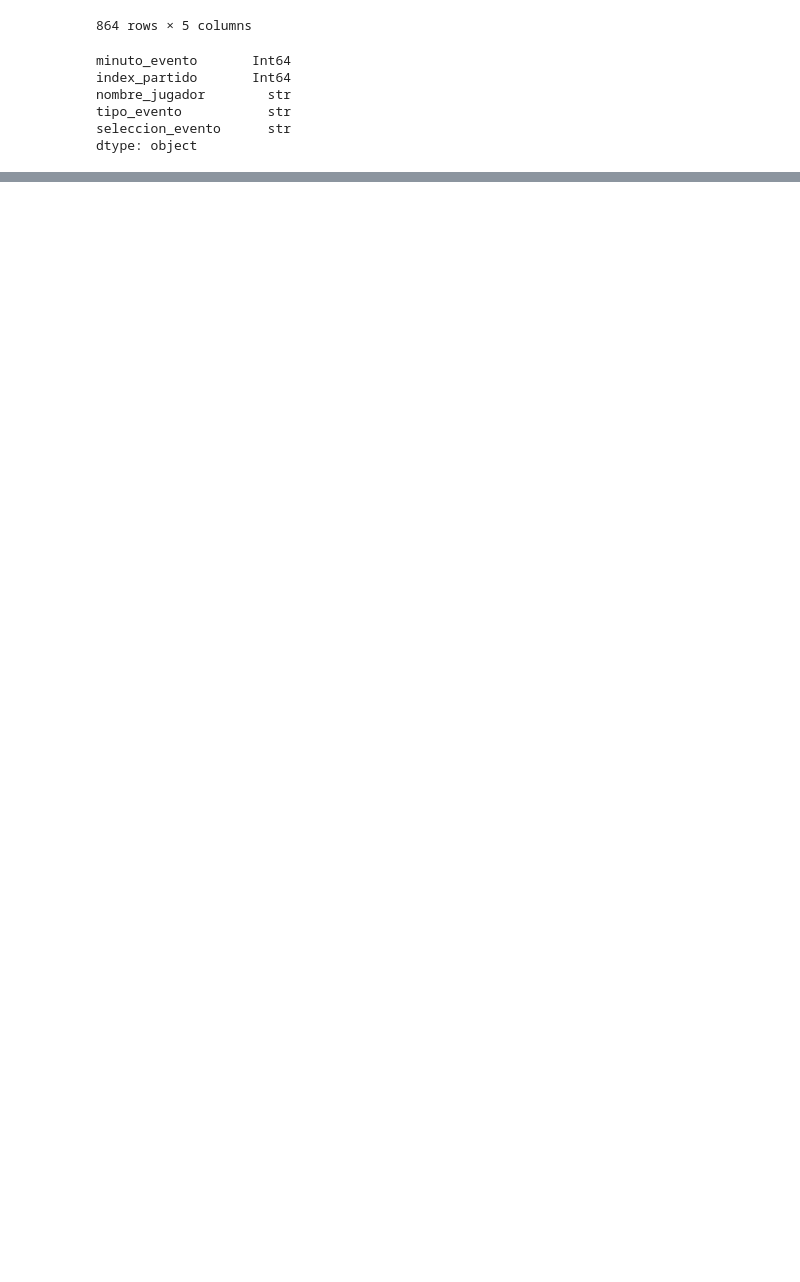
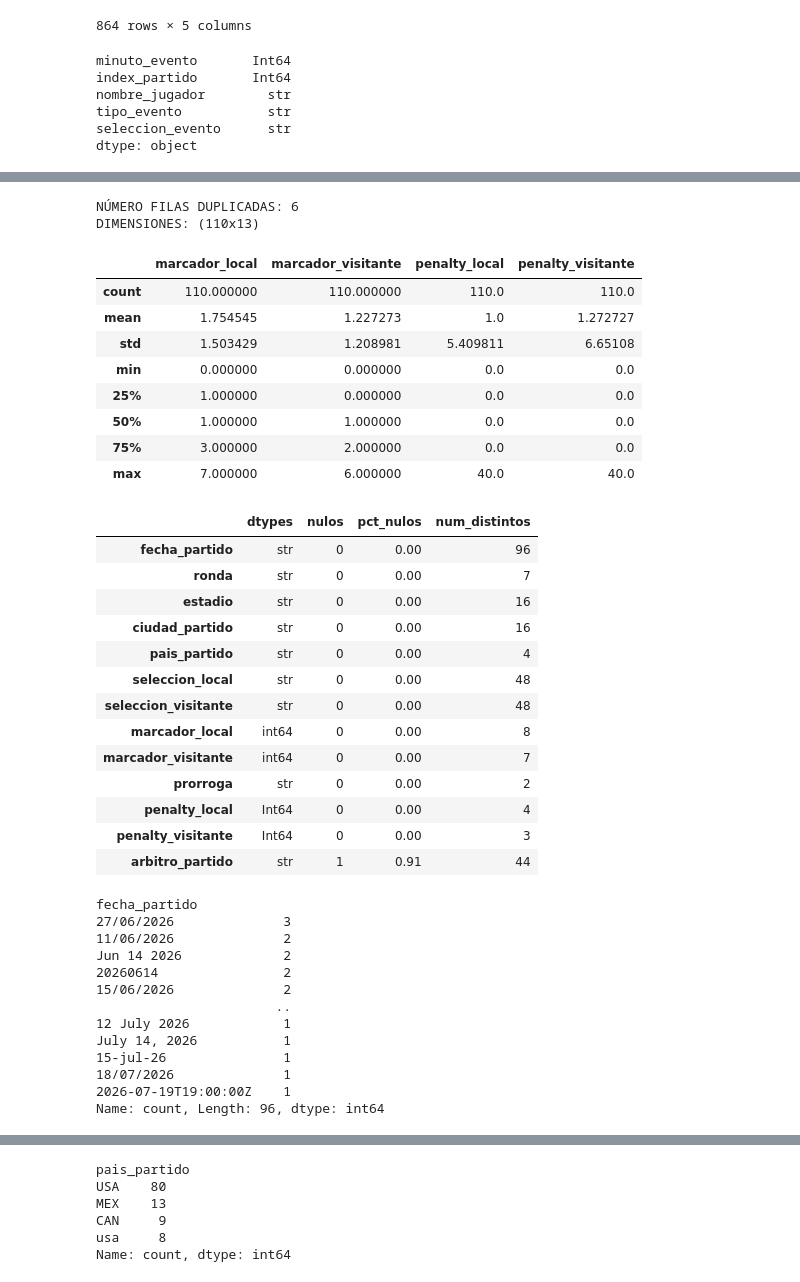
Before and after one commit to gonzalotorrentebelio/World-Cup-Spain, a Jupyter notebook: bloque1.ipynb, the cells around one changed output, grey strips where cells are left out. Drawn from its saved outputs; the diff is of its cells as text; code cells hidden in the pictures; blank space fills up the shorter version.

```diff
--- a/bloque1.ipynb
+++ b/bloque1.ipynb
@@ -641,6 +641,12 @@ APARTADO 2 y 3
 Cree tres variables de tipo DataFrame llamadas partidos, eventos y jugadores, en las que almacenará únicamente la información requerida para el análisis
 posterior.
 # %%
+# PARTIDOS
+# Partimos de matches_mundial2026.csv (un registro por partido) y creamos las columnas con los nombres finales.
+# Las columnas cuya información está en otro dataset (ronda, estadio, ciudad, país, selecciones y árbitro)
+# se rellenan de momento con su id (las que en columnas_origen aparecen como algo_id).
+# Después sustituimos cada id por su valor real usando la tabla auxiliar correspondiente.
+
 partidos = pd.DataFrame()
 nombres = ["index_partido", "fecha_partido", "ronda", "estadio", "ciudad_partido", "pais_partido",
            "seleccion_local", "seleccion_visitante", "marcador_local", "marcador_visitante",
@@ -649,25 +655,30 @@ columnas_origen = ["match_id", "date", "stage_id", "venue_id", "venue_id", "venu
                    "home_team_id", "away_team_id", "home_score", "away_score",
                    "result_type", "home_penalty_score", "away_penalty_score", "referee_id"]
 
-for nuevo, origen in zip(nombres, columnas_origen):
+for nuevo, origen in zip(nombres, columnas_origen): # copiamos cada columna de origen con su nombre final
     partidos[nuevo] = df_matches26[origen].copy()
 
 partidos = partidos.set_index("index_partido")
 
-
+# Tablas auxiliares: nos quedamos con el id y el valor que necesitamos, eliminamos ids repetidos
+# (si un id se repite, map no sabe qué valor elegir) y ponemos el id como índice.
 etapas = df_stages[["stage_id", "stage_name"]].drop_duplicates(subset="stage_id")  # quitamos ids repetidos para que no causen errores más adelante
 etapas = etapas.set_index("stage_id")
 
+# creamos un nuevo df 'venue' y ponemos "venue_id" como índice.
 venue = df_venues[["venue_id", "stadium_name", "city", "country"]].drop_duplicates(subset="venue_id")
 venue = venue.set_index("venue_id")
 
+# creamos un nuevo df 'equipos' y ponemos "team_id" como índice.
 equipos = df_teams[["team_id", "team_name"]].dropna(subset=["team_id"]).drop_duplicates(subset="team_id")
-equipos = equipos.set_index("team_id")
+equipos = equipos.set_index("team_id")  # quitamos también los team_id nulos
 
+# creamos un nuevo df 'referee' y ponemos "referee_id" como índice.
 referee = df_referees[["referee_id", "name"]].drop_duplicates(subset="referee_id")
 referee = referee.set_index("referee_id")
 
-
+# map usa cada tabla auxiliar como un diccionario id -> valor:
+# cada id de partidos se sustituye por el valor que le corresponde en esa tabla.
 partidos["ronda"] = partidos["ronda"].map(etapas["stage_name"])
 partidos["estadio"] = partidos["estadio"].map(venue["stadium_name"])
 partidos["ciudad_partido"] = partidos["ciudad_partido"].map(venue["city"])
@@ -676,14 +687,14 @@ partidos["seleccion_local"] = partidos["seleccion_local"].map(equipos["team_name
 partidos["seleccion_visitante"] = partidos["seleccion_visitante"].map(equipos["team_name"])
 partidos["arbitro_partido"] = partidos["arbitro_partido"].map(referee["name"])
 
+# Prórroga a partir de result_type: Regular -> NO; AET (tras prórroga) y Penalties -> SI
+partidos["prorroga"] = partidos["prorroga"].map({"Regular": "NO", "AET": "SI", "Penalties": "SI"})
 
-partidos["prorroga"] = partidos["prorroga"].map({"Regular": "NO", "AET": "SI", "Penalties": "SI"})
-partidos["penalty_local"] = partidos["penalty_local"].fillna(0)
-partidos["penalty_visitante"] = partidos["penalty_visitante"].fillna(0)
+# Penaltis: 0 cuando no hubo tanda (NaN). Usamos Int64, el tipo entero de pandas que admite nulos.
+partidos["penalty_local"] = partidos["penalty_local"].fillna(0).astype("Int64")
+partidos["penalty_visitante"] = partidos["penalty_visitante"].fillna(0).astype("Int64")
 
 
-partidos["penalty_local"] = partidos["penalty_local"].astype("Int64")
-partidos["penalty_visitante"] = partidos["penalty_visitante"].astype("Int64")
 display(partidos.dtypes)
 # %% [output]
 fecha_partido            str
@@ -823,0 +852,6 @@ estar correctamente aplicados (fechas, valores enteros, strings…).
+# %%
+#Visualizamos datos
+display(resumen(partidos))
+for i in partidos.select_dtypes(exclude="number").columns:
+    display(partidos[i].value_counts(dropna=False))
+# %% [output]
@@ -823,0 +865,38 @@ estar correctamente aplicados (fechas, valores enteros, strings…).
+NÚMERO FILAS DUPLICADAS: 6
+DIMENSIONES: (110x13)
+|  | marcador_local | marcador_visitante | penalty_local | penalty_visitante |
+| count | 110.000000 | 110.000000 | 110.0 | 110.0 |
+| mean | 1.754545 | 1.227273 | 1.0 | 1.272727 |
+| std | 1.503429 | 1.208981 | 5.409811 | 6.65108 |
+| min | 0.000000 | 0.000000 | 0.0 | 0.0 |
+| 25% | 1.000000 | 0.000000 | 0.0 | 0.0 |
+| 50% | 1.000000 | 1.000000 | 0.0 | 0.0 |
+| 75% | 3.000000 | 2.000000 | 0.0 | 0.0 |
+| max | 7.000000 | 6.000000 | 40.0 | 40.0 |
+|  | dtypes | nulos | pct_nulos | num_distintos |
+| fecha_partido | str | 0 | 0.00 | 96 |
+| ronda | str | 0 | 0.00 | 7 |
+| estadio | str | 0 | 0.00 | 16 |
+| ciudad_partido | str | 0 | 0.00 | 16 |
+| pais_partido | str | 0 | 0.00 | 4 |
+| seleccion_local | str | 0 | 0.00 | 48 |
+| seleccion_visitante | str | 0 | 0.00 | 48 |
+| marcador_local | int64 | 0 | 0.00 | 8 |
+| marcador_visitante | int64 | 0 | 0.00 | 7 |
+| prorroga | str | 0 | 0.00 | 2 |
+| penalty_local | Int64 | 0 | 0.00 | 4 |
+| penalty_visitante | Int64 | 0 | 0.00 | 3 |
+| arbitro_partido | str | 1 | 0.91 | 44 |
+fecha_partido
+27/06/2026              3
+11/06/2026              2
+Jun 14 2026             2
+20260614                2
+15/06/2026              2
+                       ..
+12 July 2026            1
+July 14, 2026           1
+15-jul-26               1
+18/07/2026              1
+2026-07-19T19:00:00Z    1
+Name: count, Length: 96, dtype: int64
@@ -823,0 +948,6 @@ estar correctamente aplicados (fechas, valores enteros, strings…).
+pais_partido
+USA    80
+MEX    13
+CAN     9
+usa     8
+Name: count, dtype: int64
```
Also changed, not shown: parts of 9 cells of this notebook.
